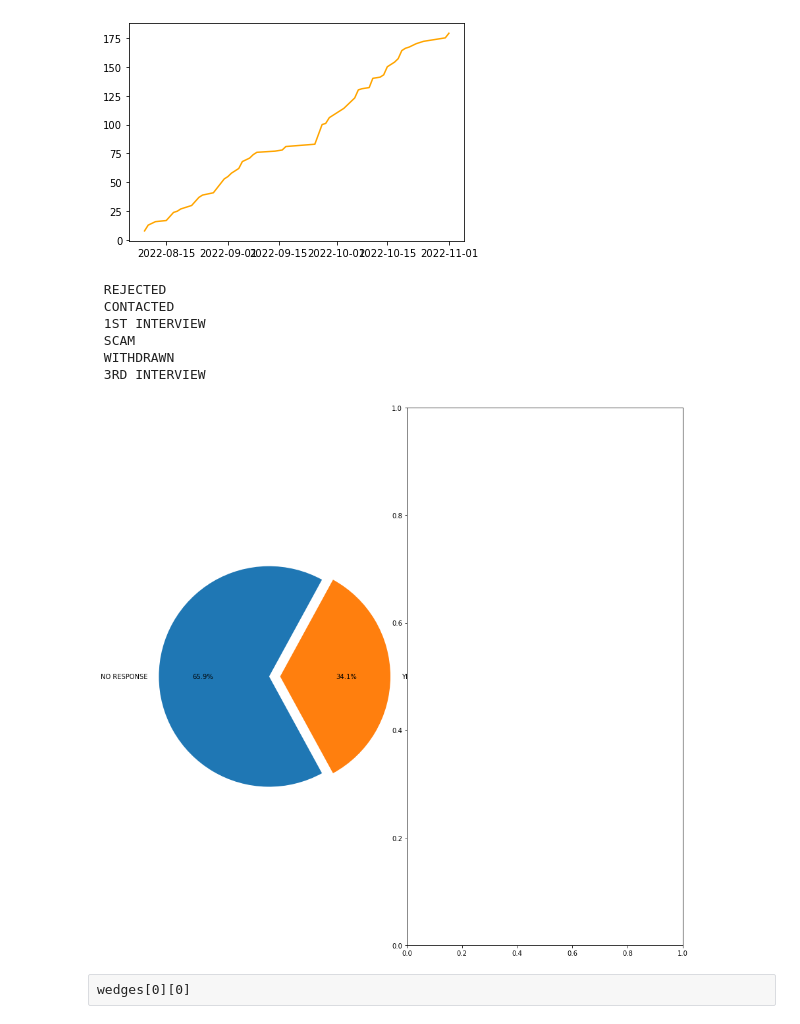
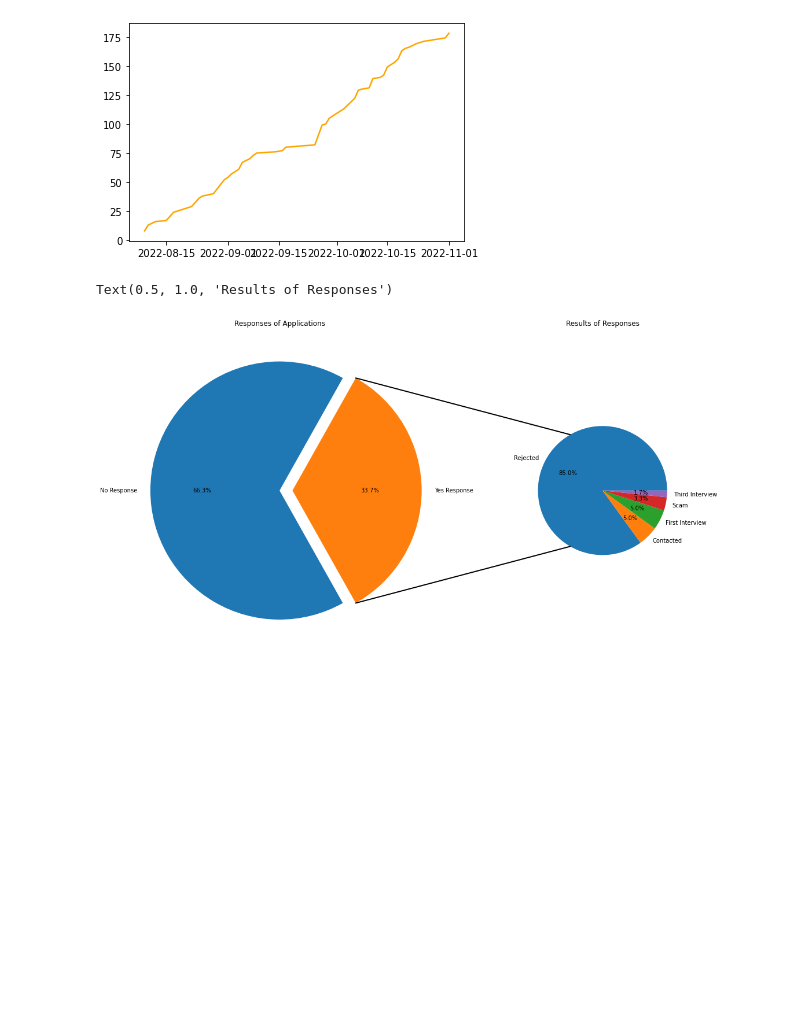
Before and after one commit to mwander825/dashjourney, a Jupyter notebook: journey.ipynb, the cells around one changed output. Drawn from its saved outputs; the diff is of its cells as text; code cells hidden in the pictures; blank space fills up the shorter version.

Commit message:
pies and subpies

```diff
--- a/journey.ipynb
+++ b/journey.ipynb
@@ -25,8 +26,8 @@ jobs_by_date = [item for sublist in [list(map(lambda vv: (k, vv), v)) for k, v i
 df = pd.DataFrame(jobs_by_date, columns=["Date_Applied", "Line"])
 # %%
 df["Company"] = df["Line"].str.strip().str.split(":|-|==>").apply(lambda l: l[0].strip())
-df["Title"] = df["Line"].str.strip().str.split(":|-|==>").apply(lambda l: l[1].strip())
-df["Result"] = df["Line"].str.strip().str.split("==>").apply(lambda l: l[1].strip() if len(l) > 1 else "NO RESPONSE")
+df["Title"] = df["Line"].str.strip().str.split(":|-|==>").apply(lambda l: l[1].strip().title())
+df["Result"] = df["Line"].str.strip().str.split("==>").apply(lambda l: l[1].strip().title() if len(l) > 1 else "No Response")
 # %%
 # rejection PB is 37 minutes
 df["Result"].value_counts(dropna=False)
@@ -77,50 +67,76 @@ plt.plot(df.groupby("Date_Applied").count()["Line"].cumsum(), c="orange")
 [<matplotlib.lines.Line2D at 0x...>]
 [figure]
 # %%
-fig, (ax1, ax2) = plt.subplots(1,2, figsize=(15,15))
+fig, (ax1, ax2) = plt.subplots(1,2, figsize=(20,15))
 fig.subplots_adjust(wspace=0)
 
-woi = "YES RESPONSE"
+woi = "Yes Response"
 explosion_size = 0.1
 
+color_map = {"Rejected": "Red",
+            "Scam": "Orange",
+            "Contacted": "Yellow"}
 
-
-response_binary = df["Result"].where(df["Result"] == "NO RESPONSE", "YES RESPONSE")
+response_binary = df["Result"].where(df["Result"] == "No Response", "Yes Response")
 
 pie_data = response_binary
-bar_data = df["Result"][df["Result"] != "NO RESPONSE"]
+subpie_data = df["Result"][df["Result"] != "No Response"]
 
 ## setting up pie chart
 
 # ratios
-ratios = response_binary.value_counts() / len(response_binary)
+ratios = pie_data.value_counts() / len(pie_data)
 
 # labels
-labels = response_binary.value_counts().index
+labels = pie_data.value_counts().index
 
 # get explosions and angle for wedge of interest
 explode = [explosion_size if label == woi else 0.0 for label in labels]
 angle = 180 * ratios[woi]
 
 # plot pie
-wedges, *_ = ax1.pie(response_binary.value_counts(), autopct="%1.1f%%", labels=response_binary.value_counts().index, explode=explode, startangle=angle)
+wedges, *_ = ax1.pie(pie_data.value_counts(), autopct="%1.1f%%", labels=pie_data.value_counts().index, explode=explode, startangle=angle)
 
-## setting up bar chart
+## setting up sub-pie chart
 
 # ratios
-ratios = bar_data.value_counts() / len(bar_data)
+ratios = subpie_data.value_counts() / len(subpie_data)
 
-# labels
-labels = bar_data.value_counts().index
+# labels and sizes
+labels = subpie_data.value_counts().index
 
-for j, (height, label) in enumerate([*zip(ratios, labels)]):
+# plot subpie
+subwedges, *_ = ax2.pie(subpie_data.value_counts(), autopct="%1.1f%%", labels=subpie_data.value_counts().index, radius=0.5)
+
+## connecting
+# use ConnectionPatch to draw lines between the two plots
+theta1, theta2 = wedges[1].theta1, wedges[1].theta2
+center, r = wedges[1].center, wedges[1].r
+
+subcenter, subr = subwedges[0].center, subwedges[0].r
+
+# draw top connecting line
+x = r * np.cos(np.pi / 180 * theta2) + center[0]
+y = r * np.sin(np.pi / 180 * theta2) + center[1]
+con = ConnectionPatch(xyA=(-subr*np.cos(np.pi / 180 * 60), subr*np.sin(np.pi / 180 * 60)), coordsA=ax2.transData,
+                      xyB=(x, y), coordsB=ax1.transData)
+
+con.set_color([0, 0, 0])
+con.set_linewidth(2)
+ax2.add_artist(con)
+
+# draw bottom connecting line
+x = r * np.cos(np.pi / 180 * theta1) + center[0]
+y = r * np.sin(np.pi / 180 * theta1) + center[1]
+con = ConnectionPatch(xyA=(-subr*np.cos(np.pi / 180 * 60), -subr*np.sin(np.pi / 180 * 60)), coordsA=ax2.transData,
+                      xyB=(x, y), coordsB=ax1.transData)
+
+con.set_color([0, 0, 0])
+ax2.add_artist(con)
+con.set_linewidth(2)
+
+ax1.set_title("Responses of Applications")
+ax2.set_title("Results of Responses")
 # %% [output]
- REJECTED
- CONTACTED
- 1ST INTERVIEW
- SCAM
- WITHDRAWN
- 3RD INTERVIEW
+Text(0.5, 1.0, 'Results of Responses')
-[figure, old version]
+[figure, new version]
-# %% [raw]
-wedges[0][0]
```
Also changed, not shown: parts of 8 cells of this notebook, 1 other file.
